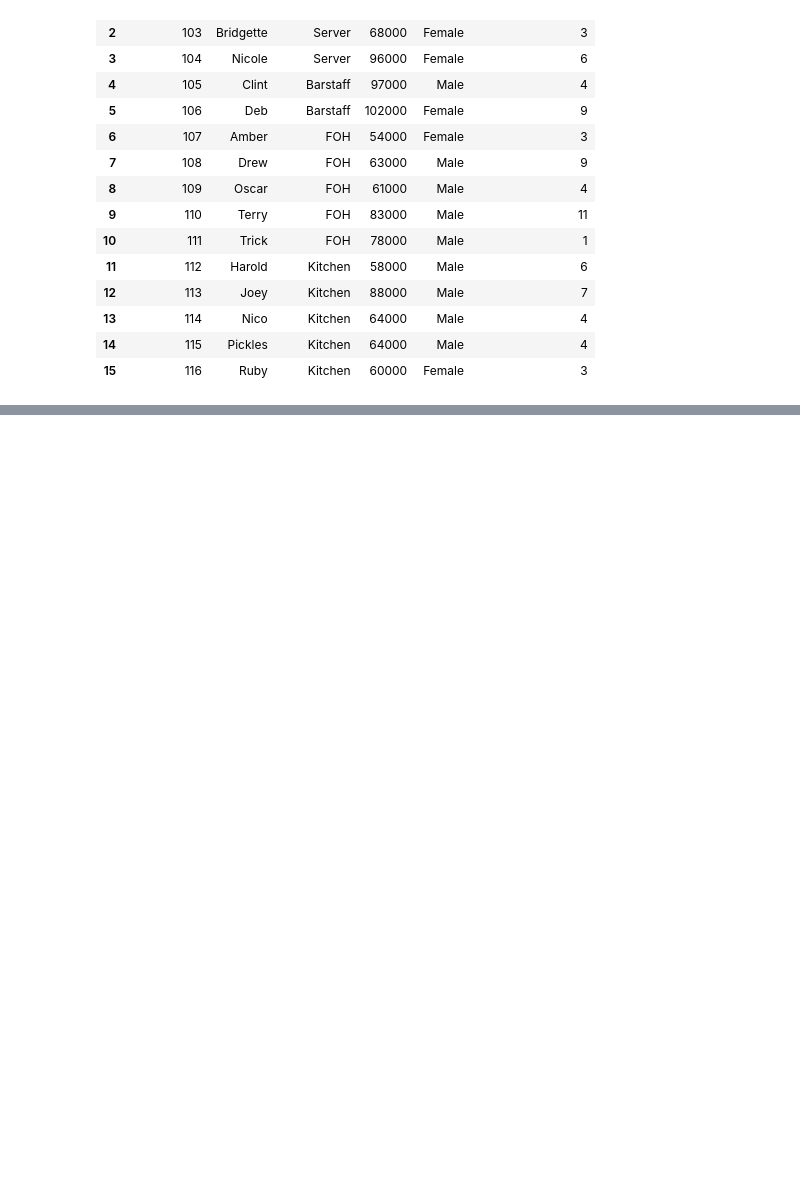
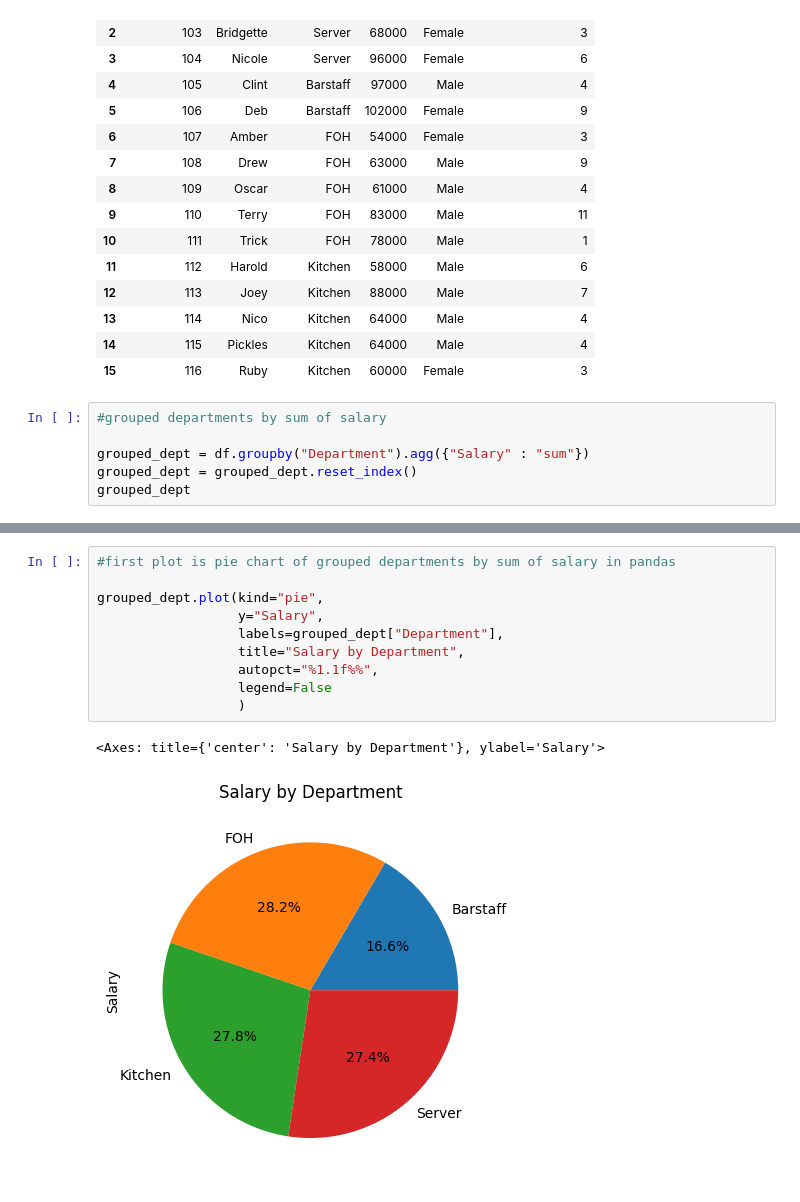
Before and after one commit to collinmfarmer/Mod2-Week4-Assign4, a Jupyter notebook: Plot_plot_plot.ipynb, the cells around one changed output, grey strips where cells are left out. Cells and saved outputs as stored; diff of their text form; blank space fills up the shorter version.

Commit message:
Plot 1, pandas pkg

```diff
--- a/Plot_plot_plot.ipynb
+++ b/Plot_plot_plot.ipynb
@@ -39,3 +39,9 @@ df
 | 13 | 114 | Nico | Kitchen | 64000 | Male | 4 |
 | 14 | 115 | Pickles | Kitchen | 64000 | Male | 4 |
 | 15 | 116 | Ruby | Kitchen | 60000 | Female | 3 |
+# %%
+#grouped departments by sum of salary
+
+grouped_dept = df.groupby("Department").agg({"Salary" : "sum"})
+grouped_dept = grouped_dept.reset_index()
+grouped_dept
@@ -41,0 +54,13 @@ df
+# %%
+#first plot is pie chart of grouped departments by sum of salary in pandas
+
+grouped_dept.plot(kind="pie",
+                  y="Salary",
+                  labels=grouped_dept["Department"],
+                  title="Salary by Department",
+                  autopct="%1.1f%%",
+                  legend=False
+                  )
+# %% [output]
+<Axes: title={'center': 'Salary by Department'}, ylabel='Salary'>
+[figure, added]
```
Also changed, not shown: parts of 1 cell of this notebook.
